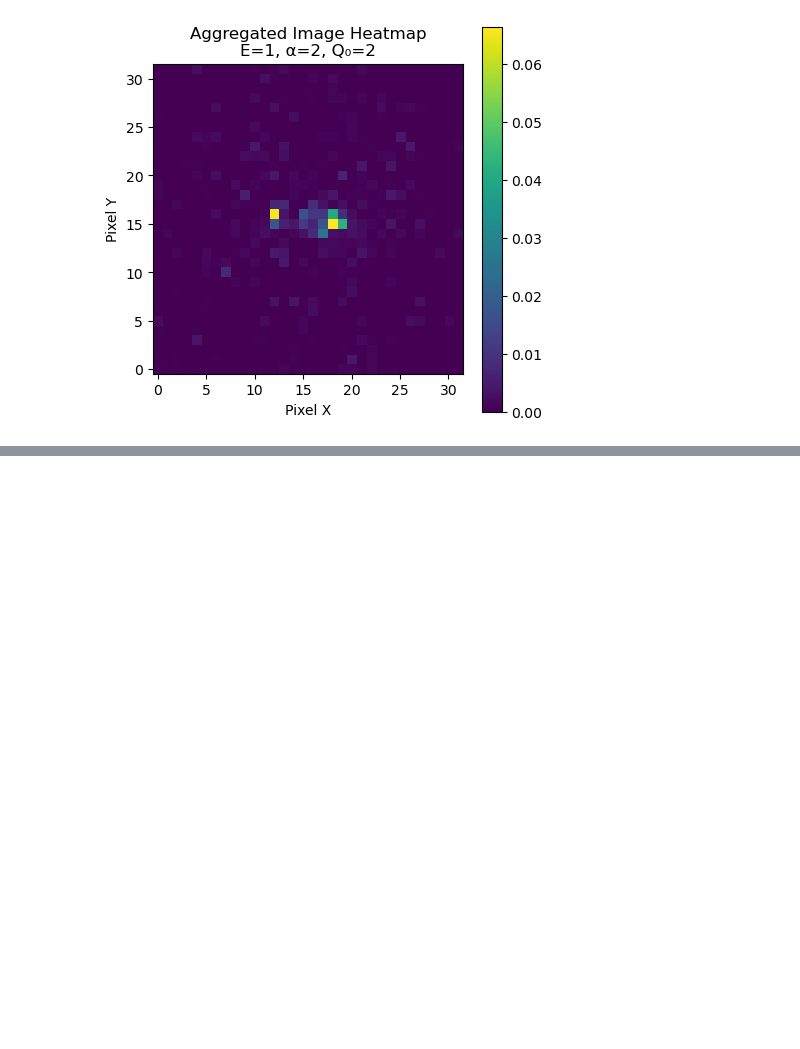
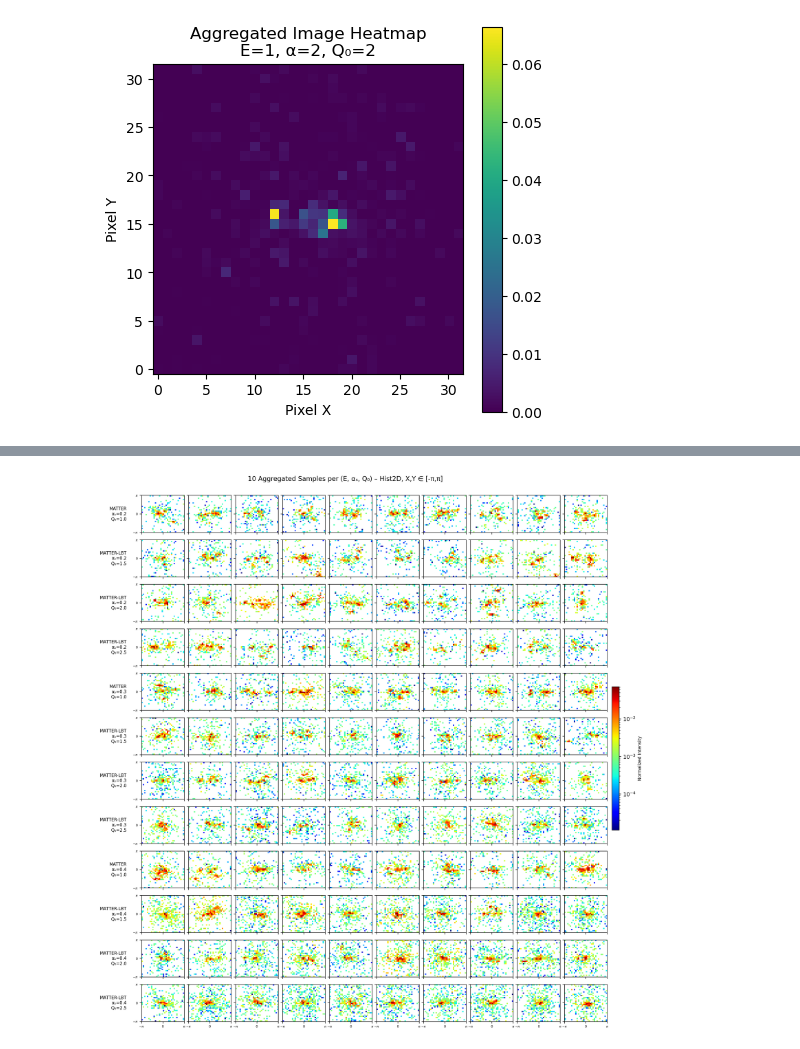
Before and after one commit to hmehryar/ml-jet-param-predictor, a Jupyter notebook: data/aggregattiing_loader.ipynb, the cells around one changed output, grey strips where cells are left out. Cells and saved outputs as stored; diff of their text form; code cells hidden in the pictures; blank space fills up the shorter version.

Commit message:
resolves #342 @hmehruar event aggregator including 1.eloss class in the each row 2.  decoding class for each param to their real value showing the 2d hist with jet color map

```diff
--- a/data/aggregattiing_loader.ipynb
+++ b/data/aggregattiing_loader.ipynb
@@ -297,0 +173,98 @@ plt.show()
+# %%
+# %% Cell 7: Grid of Hist2D Plots with Real Labels (12×10)
+
+import os
+import math
+import numpy as np
+import pandas as pd
+import matplotlib.pyplot as plt
+import matplotlib.colors as colors
+from itertools import product
+
+# Paths & constants
+dataset_root = os.path.expanduser(
+    '~/wsu-grid/hm_jetscapeml_source/data/jet_ml_benchmark_config_01_to_09_'
+    'alpha_0.2_0.3_0.4_q0_1.5_2.0_2.5_MMAT_MLBT_size_1000_balanced_unshuffled/'
+)
+agg_csv    = os.path.join(dataset_root, 'aggregated_file_labels.csv')
+global_max = 121.79151153564453
+
+# Reverse‐maps for real values
+energy_map = {0: 'MATTER', 1: 'MATTER-LBT'}
+alpha_vals = {0: 0.2, 1: 0.3, 2: 0.4}
+q0_vals    = {0: 1.0, 1: 1.5, 2: 2.0, 3: 2.5}
+
+# Load aggregated entries
+df = pd.read_csv(agg_csv)
+
+# All (alpha_idx, q0_idx) combos → 3×4 = 12 rows
+combos = list(product([0,1,2], [0,1,2,3]))
+n_rows, n_cols = len(combos), 10
+
+# Create subplots
+fig, axes = plt.subplots(
+    n_rows, n_cols,
+    figsize=(n_cols*1.5, n_rows*1.2),
+    sharex='col', sharey='row',
+    dpi=200
+)
+
+# Tight layout
+fig.subplots_adjust(
+    left   = 0.15,  # room for row labels
+    right  = 0.97,
+    top    = 0.96,
+    bottom = 0.02,
+    hspace = 0.2,
+    wspace = 0.1
+)
+
+# Bin edges
+x_edges = np.linspace(-math.pi, math.pi, 33)
+y_edges = np.linspace(-math.pi, math.pi, 33)
+
+for i, (a_idx, q_idx) in enumerate(combos):
+    subset = df[(df['alpha']==a_idx) & (df['q0']==q_idx)]
+    samples = subset.sample(n=n_cols, replace=len(subset)<n_cols, random_state=0)
+    for j, (_, entry) in enumerate(samples.iterrows()):
+        ax = axes[i, j]
+        # Load & average
+        imgs = [
+            np.load(os.path.join(dataset_root, p)).astype(np.float32)/global_max
+            for p in entry['file_paths'].split('|')
+        ]
+        avg = np.mean(imgs, axis=0)
+        avg_masked = np.ma.masked_where(avg==0, avg)
+        pcm = ax.pcolormesh(
+            x_edges, y_edges, avg_masked,
+            norm=colors.LogNorm(vmin=avg_masked.min() or 1e-6, vmax=avg_masked.max()),
+            cmap='jet', shading='auto'
+        )
+        ax.set_xticks([]); ax.set_yticks([])
+        # Real‐value row label
+        if j == 0:
+            e_str = energy_map[entry['energy_loss']]
+            α = alpha_vals[a_idx]
+            Q0 = q0_vals[q_idx]
+            ax.text(-0.35, 0.5,
+                    f'{e_str}\nαₛ={α}\nQ₀={Q0}',
+                    transform=ax.transAxes,
+                    va='center', ha='right',
+                    fontsize=8)
+
+# Shared ticks bottom row & left column
+for ax in axes[-1, :]:
+    ax.set_xticks([-math.pi, 0, math.pi])
+    ax.set_xticklabels([r'$-\pi$', '0', r'$\pi$'], fontsize=6)
+for ax in axes[:, 0]:
+    ax.set_yticks([-math.pi, 0, math.pi])
+    ax.set_yticklabels([r'$-\pi$', '0', r'$\pi$'], fontsize=6)
+
+# Colorbar
+cbar = fig.colorbar(pcm, ax=axes, fraction=0.015, pad=0.01)
+cbar.set_label('Normalized Intensity', fontsize=8)
+
+plt.suptitle('10 Aggregated Samples per (E, αₛ, Q₀) – Hist2D, X,Y ∈ [-π,π]', y=0.995, fontsize=12)
+plt.show()
+# %% [output]
+[figure, added]
```
Also changed, not shown: parts of 2 cells of this notebook.
